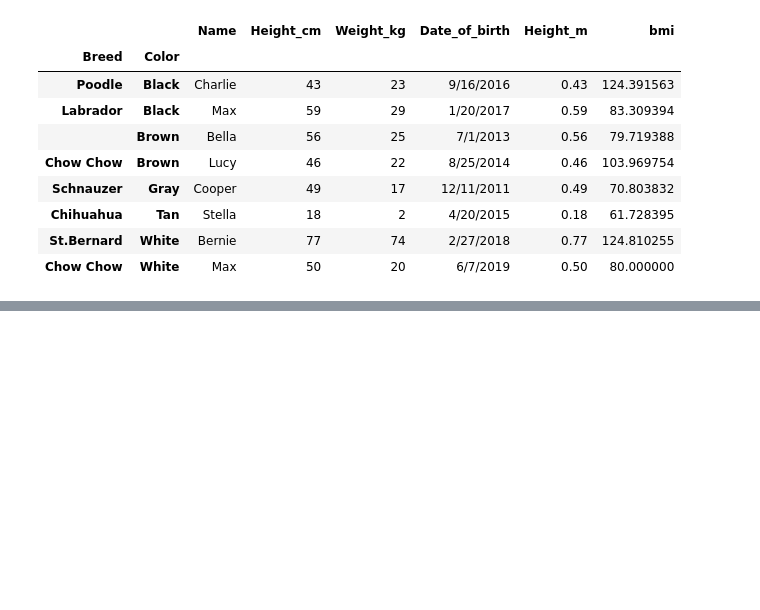
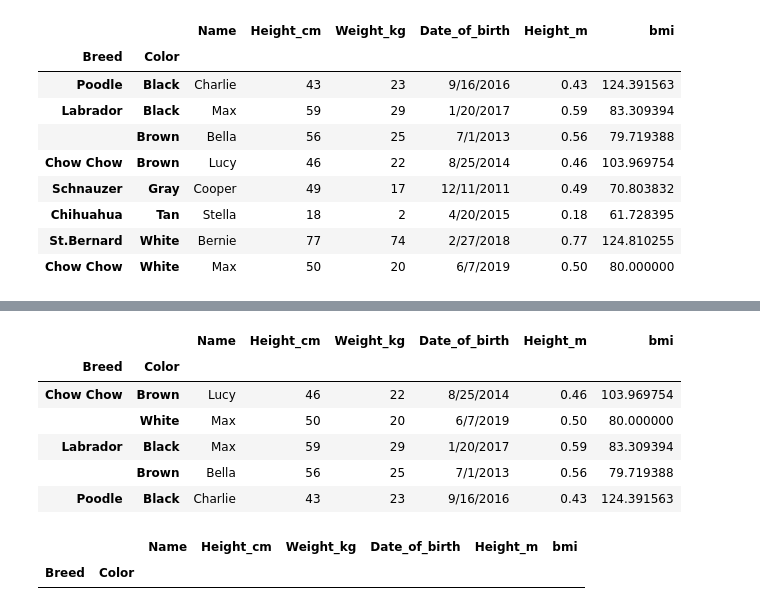
Before and after one commit to Syeda-Eman/40-days-of-Python, a Jupyter notebook: Day_22.ipynb, the cells around one changed output, grey strips where cells are left out. Saved outputs shown, nothing was run; the diff lists cells and outputs as text; code cells hidden in the pictures; blank space fills up the shorter version.

```diff
--- a/Day_22.ipynb
+++ b/Day_22.ipynb
@@ -881,0 +896,3 @@ dogs_ind3.sort_index(level=["Color","Breed"],ascending=[True,False])
+# %%
+dogs_srt = dogs.set_index(["Breed","Color"]).sort_index()
+print(dogs_srt)
@@ -881,0 +917,17 @@ dogs_ind3.sort_index(level=["Color","Breed"],ascending=[True,False])
+# %%
+#slicing the outer index level
+dogs_srt.loc["Chow Chow":"Poodle"]
+# %% [output]
+|  |  | Name | Height_cm | Weight_kg | Date_of_birth | Height_m | bmi |
+| Breed | Color |  |  |  |  |  |  |
+| Chow Chow | Brown | Lucy | 46 | 22 | 8/25/2014 | 0.46 | 103.969754 |
+|  | White | Max | 50 | 20 | 6/7/2019 | 0.50 | 80.000000 |
+| Labrador | Black | Max | 59 | 29 | 1/20/2017 | 0.59 | 83.309394 |
+|  | Brown | Bella | 56 | 25 | 7/1/2013 | 0.56 | 79.719388 |
+| Poodle | Black | Charlie | 43 | 23 | 9/16/2016 | 0.43 | 124.391563 |
+# %%
+#slicing the inner index levels badly
+dogs_srt.loc["Tan":"Grey"]
+# %% [output]
+|  |  | Name | Height_cm | Weight_kg | Date_of_birth | Height_m | bmi |
+| Breed | Color |  |  |  |  |  |  |
```
Also changed, not shown: parts of 5 cells of this notebook.
